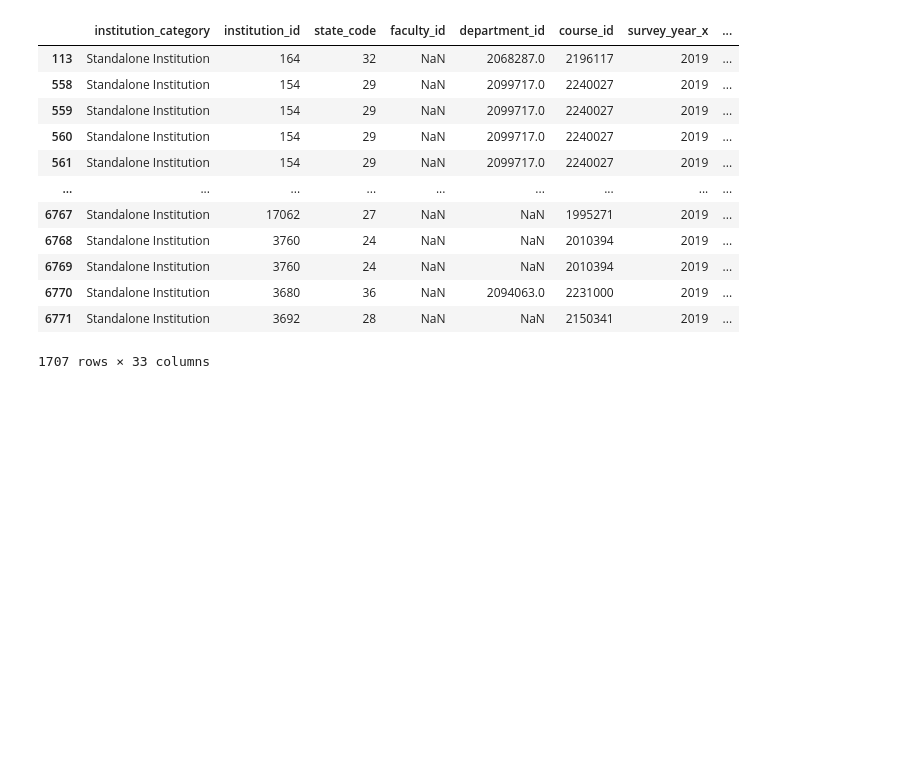
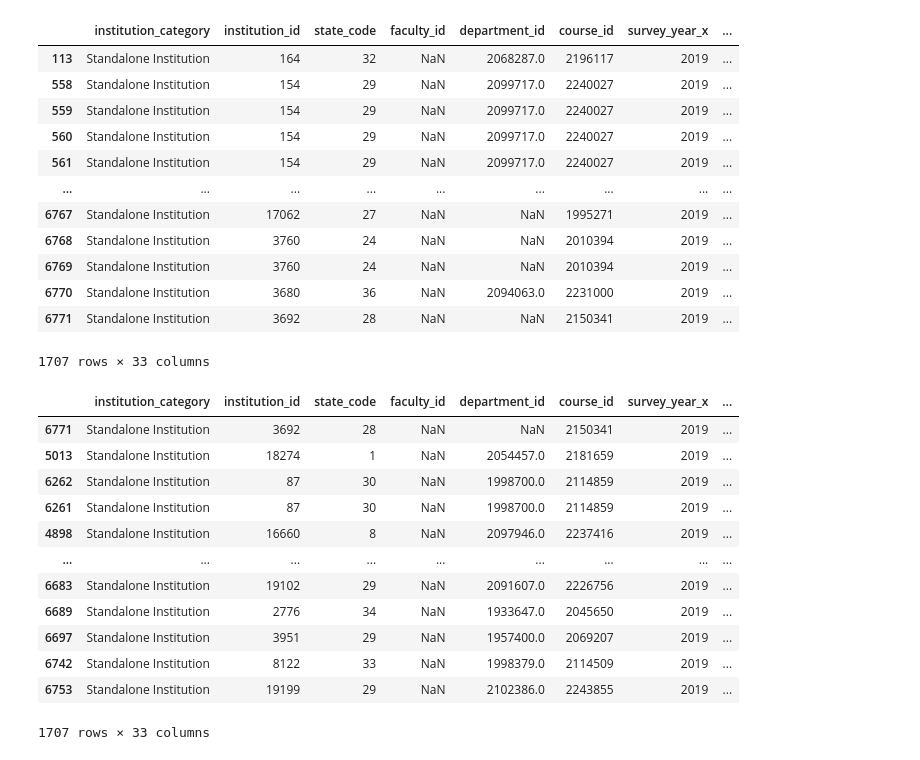
Before and after one commit to jainharsh8506/SIH2022, a Jupyter notebook: Hello/standalone_institution_2019.ipynb, the cells around one changed output. Drawn from its saved outputs; the diff is of its cells as text; code cells hidden in the pictures; blank space fills up the shorter version.

```diff
--- a/Hello/standalone_institution_2019.ipynb
+++ b/Hello/standalone_institution_2019.ipynb
@@ -259,3 +247,5 @@ df_stand_accr_infrastructure_si_2019
 | 779 | 3874 | SRI SAI CHARITABLE HOSPITAL & INS... | S-3874 | NAAC | 2019 | True | 0.0 | ... |
 | 780 | 12685 | GOVT. ELEMENTARY TEACHER EDUCATIO... | S-12685 | NAAC | 2019 | True | 0.0 | ... |
 781 rows × 19 columns
+# %%
+df_stand_accr_infrastructure_sort_si_2019=df_stand_accr_infrastructure_si_2019.sort_values(['infra_count'],ascending=False)
@@ -276,4 +288,4 @@ df_stand_accr_infrastructure_si_2019[['standalone_institution_id','accreditation
 | 780 | 12685 | NAAC | 0.0 | 2 |
 781 rows × 4 columns
 # %%
-df_stand_accr_infrastructure_sort_si_2019=df_stand_accr_infrastructure_si_2019.sort_values(['percentage','infra_count'],ascending=False)
+#df_stand_accr_infrastructure_sort_si_2019=df_stand_accr_infrastructure_si_2019.sort_values(['percentage','infra_count'],ascending=False)
@@ -410,3 +422,21 @@ df_stand_accr_infra_exam_si_2019
 | 6770 | Standalone Institution | 3680 | 36 | NaN | 2094063.0 | 2231000 | 2019 | ... |
 | 6771 | Standalone Institution | 3692 | 28 | NaN | NaN | 2150341 | 2019 | ... |
 1707 rows × 33 columns
+# %%
+df_stand_accr_infra_exam_si_2019=df_stand_accr_infra_exam_si_2019.sort_values(['pass_percentage'],ascending=False)
+# %%
+df_stand_accr_infra_exam_si_2019
+# %% [output]
+|  | institution_category | institution_id | state_code | faculty_id | department_id | course_id | survey_year_x | ... |
+| 6771 | Standalone Institution | 3692 | 28 | NaN | NaN | 2150341 | 2019 | ... |
+| 5013 | Standalone Institution | 18274 | 1 | NaN | 2054457.0 | 2181659 | 2019 | ... |
+| 6262 | Standalone Institution | 87 | 30 | NaN | 1998700.0 | 2114859 | 2019 | ... |
+| 6261 | Standalone Institution | 87 | 30 | NaN | 1998700.0 | 2114859 | 2019 | ... |
+| 4898 | Standalone Institution | 16660 | 8 | NaN | 2097946.0 | 2237416 | 2019 | ... |
+| ... | ... | ... | ... | ... | ... | ... | ... | ... |
+| 6683 | Standalone Institution | 19102 | 29 | NaN | 2091607.0 | 2226756 | 2019 | ... |
+| 6689 | Standalone Institution | 2776 | 34 | NaN | 1933647.0 | 2045650 | 2019 | ... |
+| 6697 | Standalone Institution | 3951 | 29 | NaN | 1957400.0 | 2069207 | 2019 | ... |
+| 6742 | Standalone Institution | 8122 | 33 | NaN | 1998379.0 | 2114509 | 2019 | ... |
+| 6753 | Standalone Institution | 19199 | 29 | NaN | 2102386.0 | 2243855 | 2019 | ... |
+1707 rows × 33 columns
```
Also changed, not shown: parts of 14 cells of this notebook, 14 other files.
